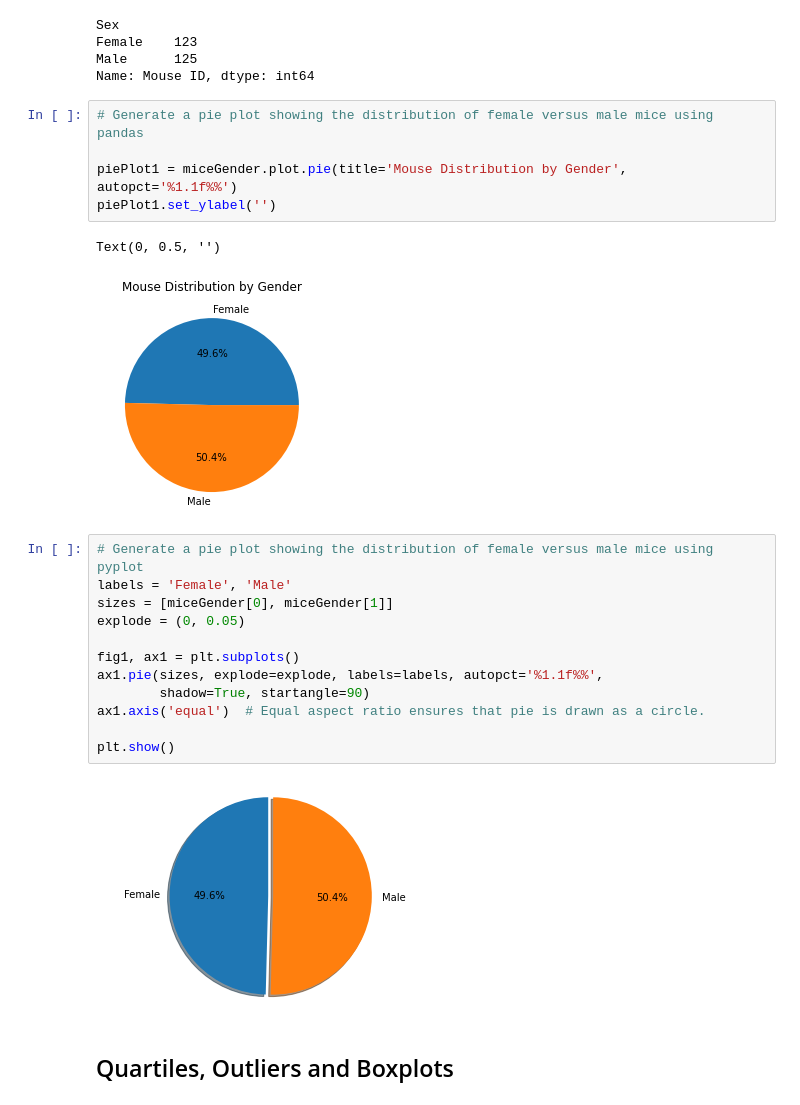
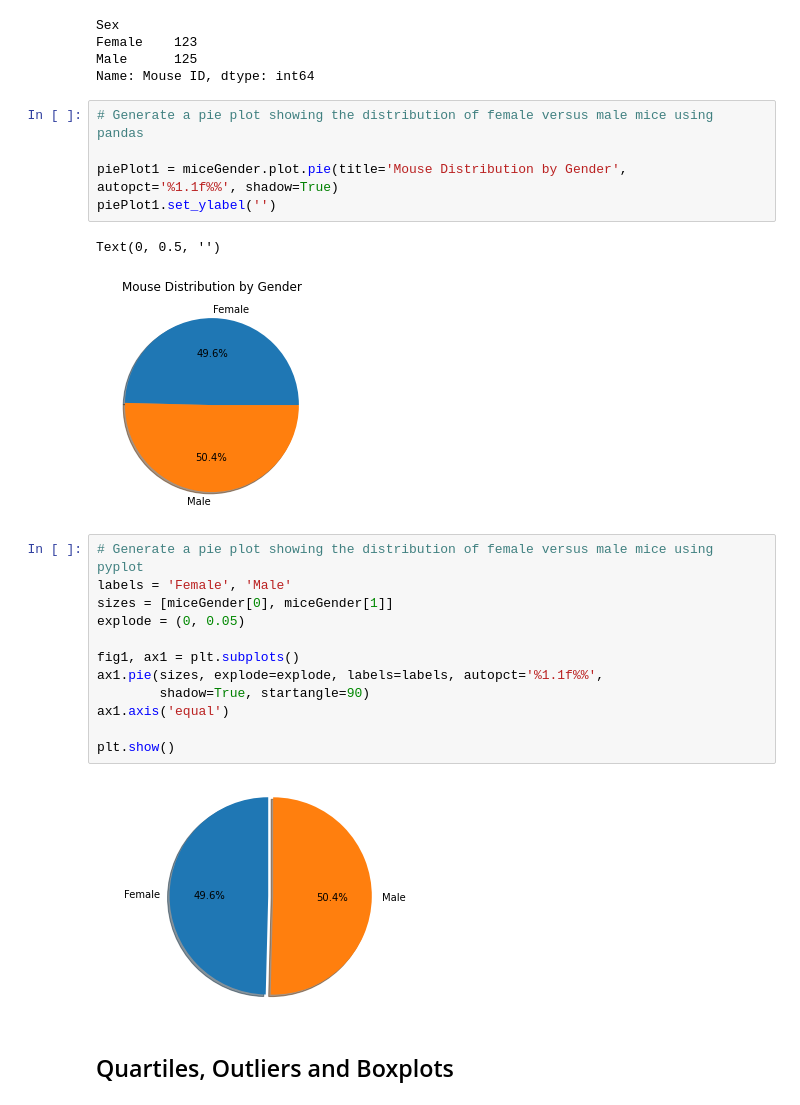
Before and after one commit to RebelDroid09/graphing-challenge, a Jupyter notebook: pymaceuticals_starter.ipynb, the cells around one changed output. Drawn from its saved outputs; the diff is of its cells as text.

```diff
--- a/pymaceuticals_starter.ipynb
+++ b/pymaceuticals_starter.ipynb
@@ -190,11 +190,11 @@ Name: Mouse ID, dtype: int64
 # %%
 # Generate a pie plot showing the distribution of female versus male mice using pandas
 
-piePlot1 = miceGender.plot.pie(title='Mouse Distribution by Gender', autopct='%1.1f%%')
+piePlot1 = miceGender.plot.pie(title='Mouse Distribution by Gender', autopct='%1.1f%%', shadow=True)
 piePlot1.set_ylabel('')
 # %% [output]
 Text(0, 0.5, '')
-[figure, old version]
+[figure, new version]
 # %%
 # Generate a pie plot showing the distribution of female versus male mice using pyplot
 labels = 'Female', 'Male'
@@ -204,7 +204,7 @@ explode = (0, 0.05)
 fig1, ax1 = plt.subplots()
 ax1.pie(sizes, explode=explode, labels=labels, autopct='%1.1f%%',
         shadow=True, startangle=90)
-ax1.axis('equal')  # Equal aspect ratio ensures that pie is drawn as a circle.
+ax1.axis('equal')
 
 plt.show()
 # %% [output]
```
